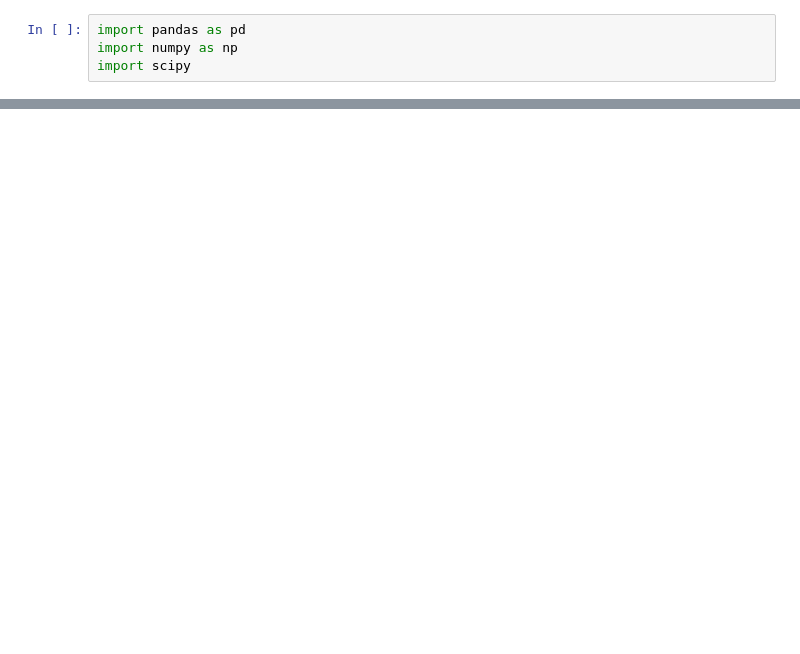
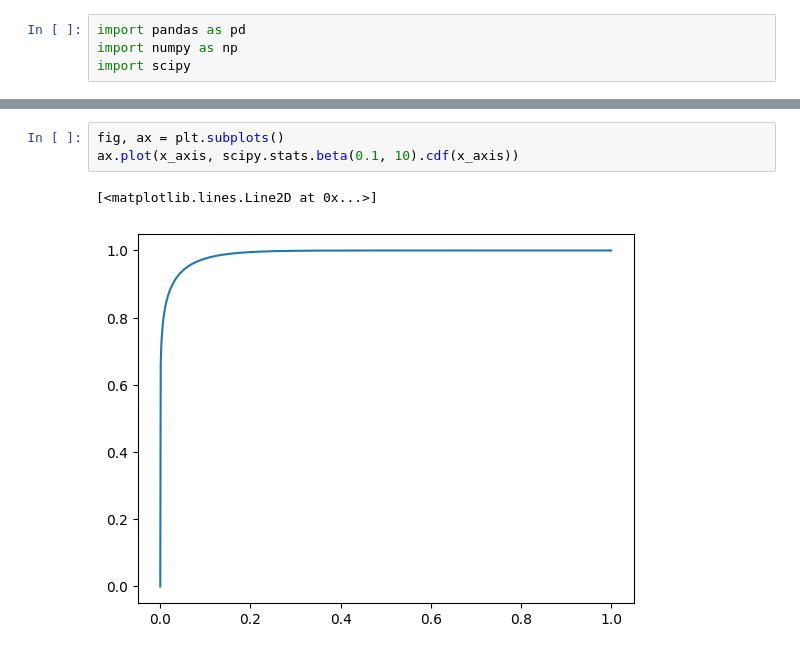
Before and after one commit to stormalinblue/VocabQuiz, a Jupyter notebook: spare/new_plots.ipynb, the cells around one changed output, grey strips where cells are left out. Saved outputs shown, nothing was run; the diff lists cells and outputs as text; blank space fills up the shorter version.

```diff
--- a/spare/new_plots.ipynb
+++ b/spare/new_plots.ipynb
@@ -134,0 +187,6 @@ print(overall_distribution.ppf(0.05), overall_distribution.ppf(0.25), overall_di
+# %%
+fig, ax = plt.subplots()
+ax.plot(x_axis, scipy.stats.beta(0.1, 10).cdf(x_axis))
+# %% [output]
+[<matplotlib.lines.Line2D at 0x...>]
+[figure, added]
```
Also changed, not shown: parts of 9 cells of this notebook, 16 other files.
